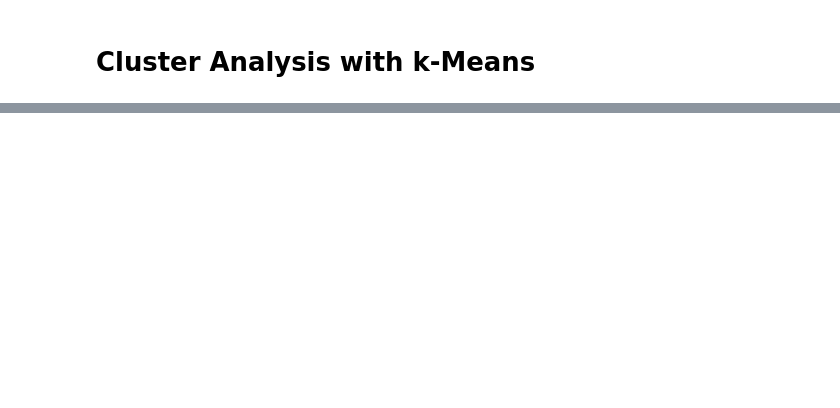
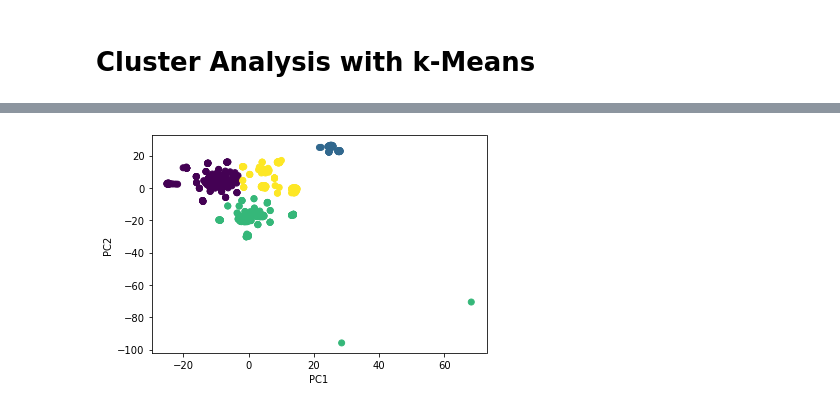
Before and after one commit to lekpix/Cryptocurrency-Clusters, a Jupyter notebook: Cryptocurrency.ipynb, the cells around one changed output, grey strips where cells are left out. Drawn from its saved outputs; the diff is of its cells as text; code cells hidden in the pictures; blank space fills up the shorter version.

```diff
--- a/Cryptocurrency.ipynb
+++ b/Cryptocurrency.ipynb
@@ -171,0 +176,3 @@ plt.show()
+# %%
+New_df = pd.DataFrame(tsne_features).reset_index(drop=True)
+New_df.head()
@@ -171,0 +186,13 @@ plt.show()
+# %%
+# Initialize the K-Means model
+model = KMeans(n_clusters=4, random_state=42)
+
+# Train the model
+model.fit(New_df)
+
+# Predict clusters
+predictions = model.predict(New_df)
+
+# Create return DataFrame with predicted clusters
+New_df["class"] = model.labels_
+New_df.head()
@@ -171,0 +225,8 @@ plt.show()
+# %%
+# Visualize the clusters
+plt.scatter(New_df[0], New_df[1], c=New_df['class'])
+plt.xlabel('PC1')
+plt.ylabel('PC2')
+plt.show()
+# %% [output]
+[figure, added]
```
Also changed, not shown: parts of 11 cells of this notebook.
